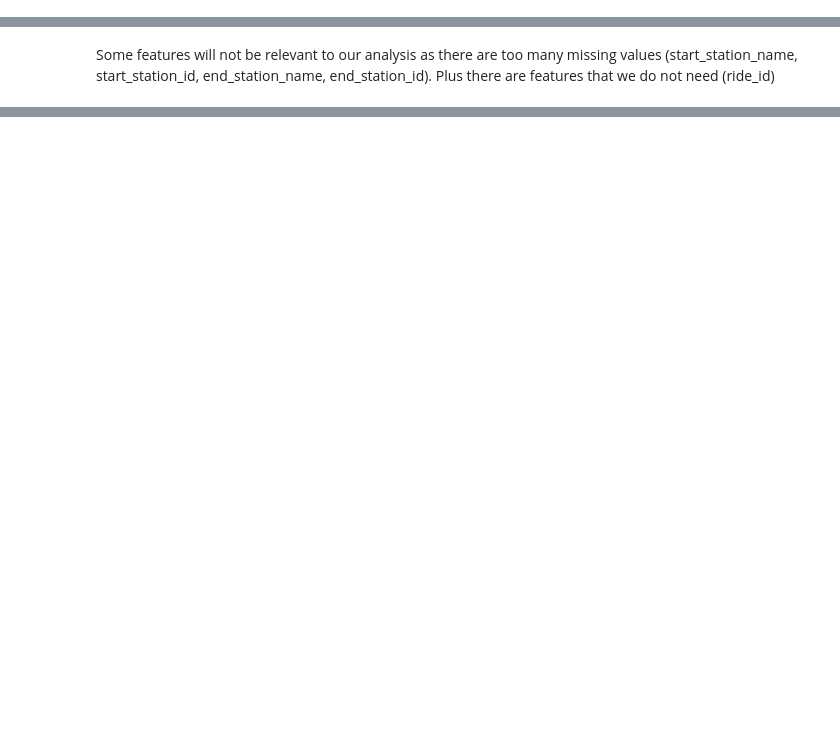
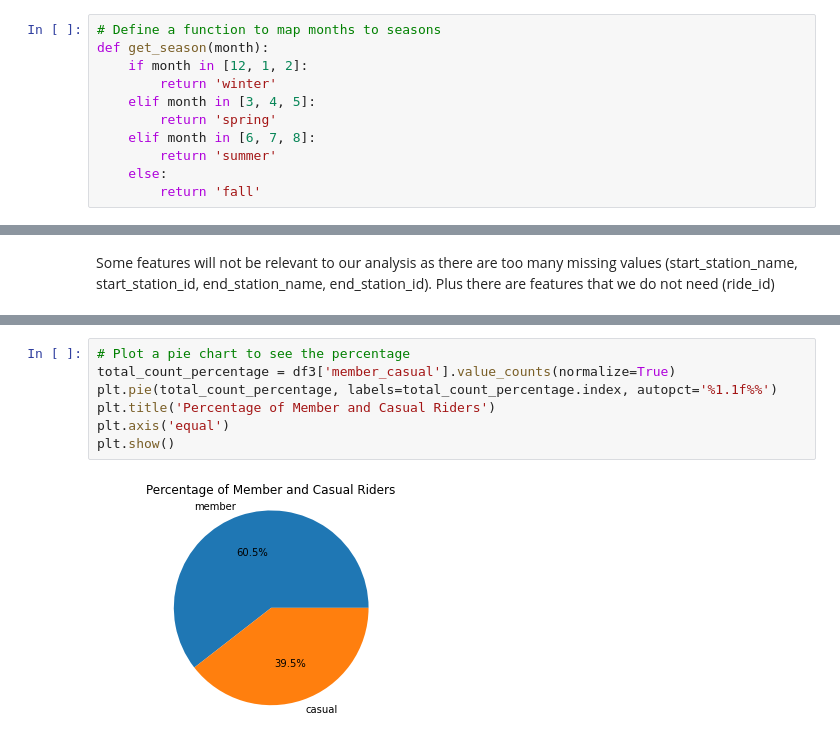
Before and after one commit to lamch0/Cyclistic-Data-Analysis-Project, a Jupyter notebook: notebook.ipynb, the cells around one changed output, grey strips where cells are left out. Drawn from its saved outputs; the diff is of its cells as text; blank space fills up the shorter version.

```diff
--- a/notebook.ipynb
+++ b/notebook.ipynb
@@ -137,0 +123,11 @@ variables
+# %%
+# Define a function to map months to seasons
+def get_season(month):
+    if month in [12, 1, 2]:
+        return 'winter'
+    elif month in [3, 4, 5]:
+        return 'spring'
+    elif month in [6, 7, 8]:
+        return 'summer'
+    else:
+        return 'fall'
@@ -150,0 +207,9 @@ List of dropped columns: ride_id,
+# %%
+# Plot a pie chart to see the percentage
+total_count_percentage = df3['member_casual'].value_counts(normalize=True)
+plt.pie(total_count_percentage, labels=total_count_percentage.index, autopct='%1.1f%%')
+plt.title('Percentage of Member and Casual Riders')
+plt.axis('equal')
+plt.show()
+# %% [output]
+[figure, added]
```
Also changed, not shown: parts of 45 cells of this notebook.
